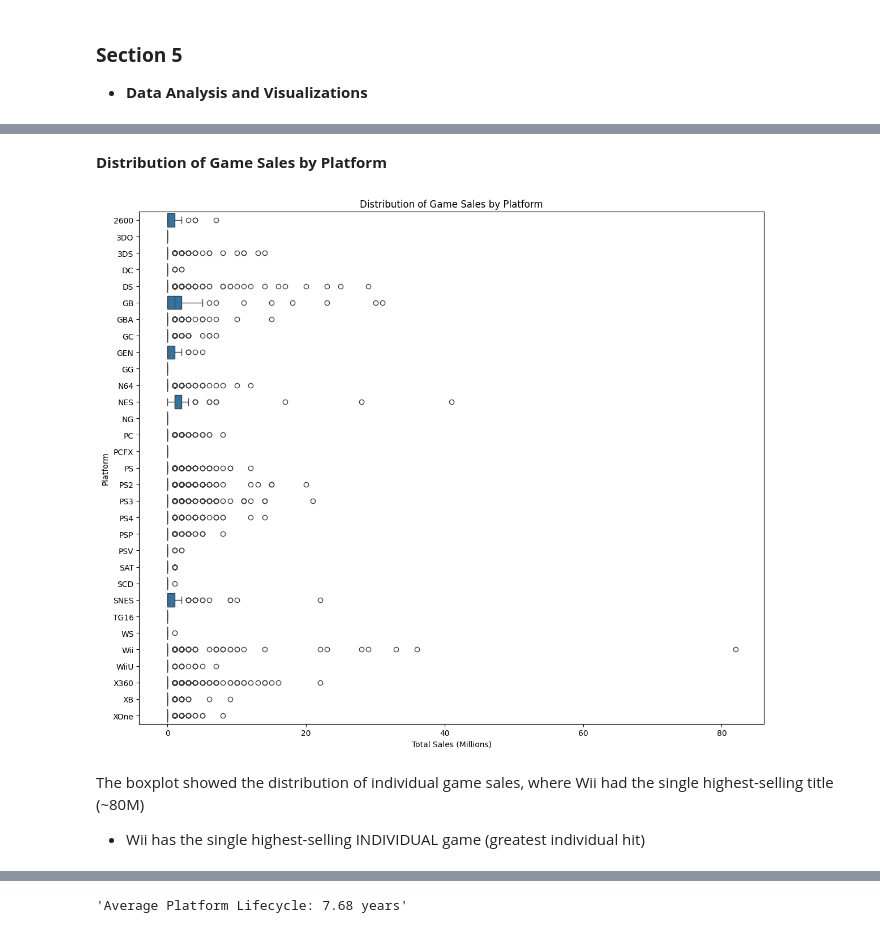
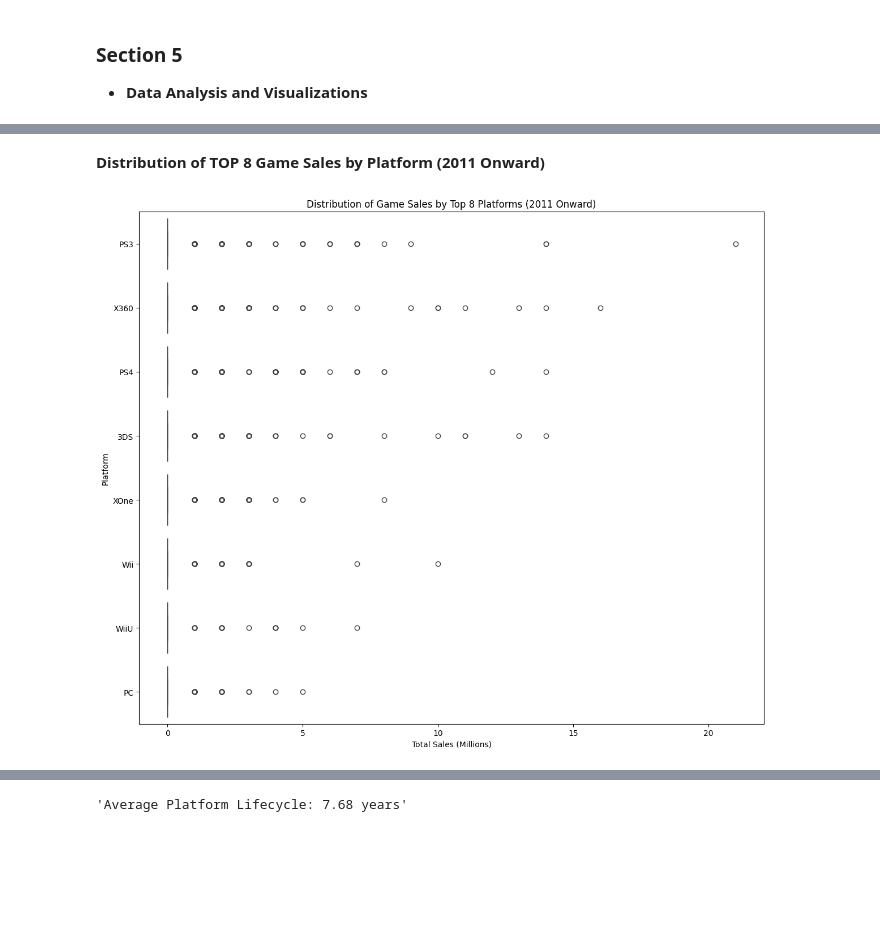
Before and after one commit to bea-bijanne/ice-games-analysis, a Jupyter notebook: ice_games_analysis.ipynb, the cells around one changed output, grey strips where cells are left out. Saved outputs shown, nothing was run; the diff lists cells and outputs as text; code cells hidden in the pictures; blank space fills up the shorter version.

```diff
--- a/ice_games_analysis.ipynb
+++ b/ice_games_analysis.ipynb
@@ -807,3 +917,12 @@ display(data_files_games.loc[data_files_games['platform'] == 'PC'].sort_values(b
 # %% [markdown]
 ###  **Section 5**
 - **Data Analysis and Visualizations**
+# %%
+data_files_games2 = data_files_games[(data_files_games['year_of_release'] >= 2011) &
+                                     (data_files_games['year_of_release'] != 0)]
+
+top_eight_platforms = data_files_games2.groupby('platform')['all_region_sales'].sum().sort_values(ascending=False).head(9).index.tolist()
+data_files_games2 = data_files_games2[data_files_games2['platform'].isin(top_eight_platforms)]
+
+display(data_files_games2)
+data_files_games2.info()
@@ -827,20 +1035,24 @@ This bar chart shows the sum of all game sales for each platform (cumulative/tot
 # %% [markdown]
-**Distribution of Game Sales by Platform**
+**Distribution of TOP 8 Game Sales by Platform (2011 Onward)**
 # %%
-data_files_games['total_sales'] = data_files_games['na_sales'] + data_files_games['eu_sales'] + \
-                                 data_files_games['jp_sales'] + data_files_games['other_sales']
+recent_games = data_files_games2[data_files_games2['year_of_release'] >= 2011]
+
+recent_games['total_sales'] = recent_games['na_sales'] + recent_games['eu_sales'] + \
+                             recent_games['jp_sales'] + recent_games['other_sales']
+
+top_eight_platforms = recent_games.groupby('platform')['total_sales'].sum()\
+                               .sort_values(ascending=False).head(8).index.tolist()
+
+filtered_data = recent_games[recent_games['platform'].isin(top_eight_platforms)]
 
 plt.figure(figsize=(12, 10))
-
-sns.boxplot(x='total_sales', y='platform', data=data_files_games, orient='h')
+sns.boxplot(x='total_sales', y='platform', data=filtered_data, orient='h',
+    order=top_eight_platforms, showfliers=True)
 
 plt.xlabel('Total Sales (Millions)')
 plt.ylabel('Platform')
-plt.title('Distribution of Game Sales by Platform')
+plt.title('Distribution of Game Sales by Top 8 Platforms (2011 Onward)')
 plt.tight_layout()
 plt.show()
 # %% [output]
-[figure, old version]
+[figure, new version]
-# %% [markdown]
-The boxplot showed the distribution of individual game sales, where Wii had the single highest-selling title (~80M)
-- Wii has the single highest-selling INDIVIDUAL game (greatest individual hit)
```
Also changed, not shown: parts of 89 cells of this notebook.
